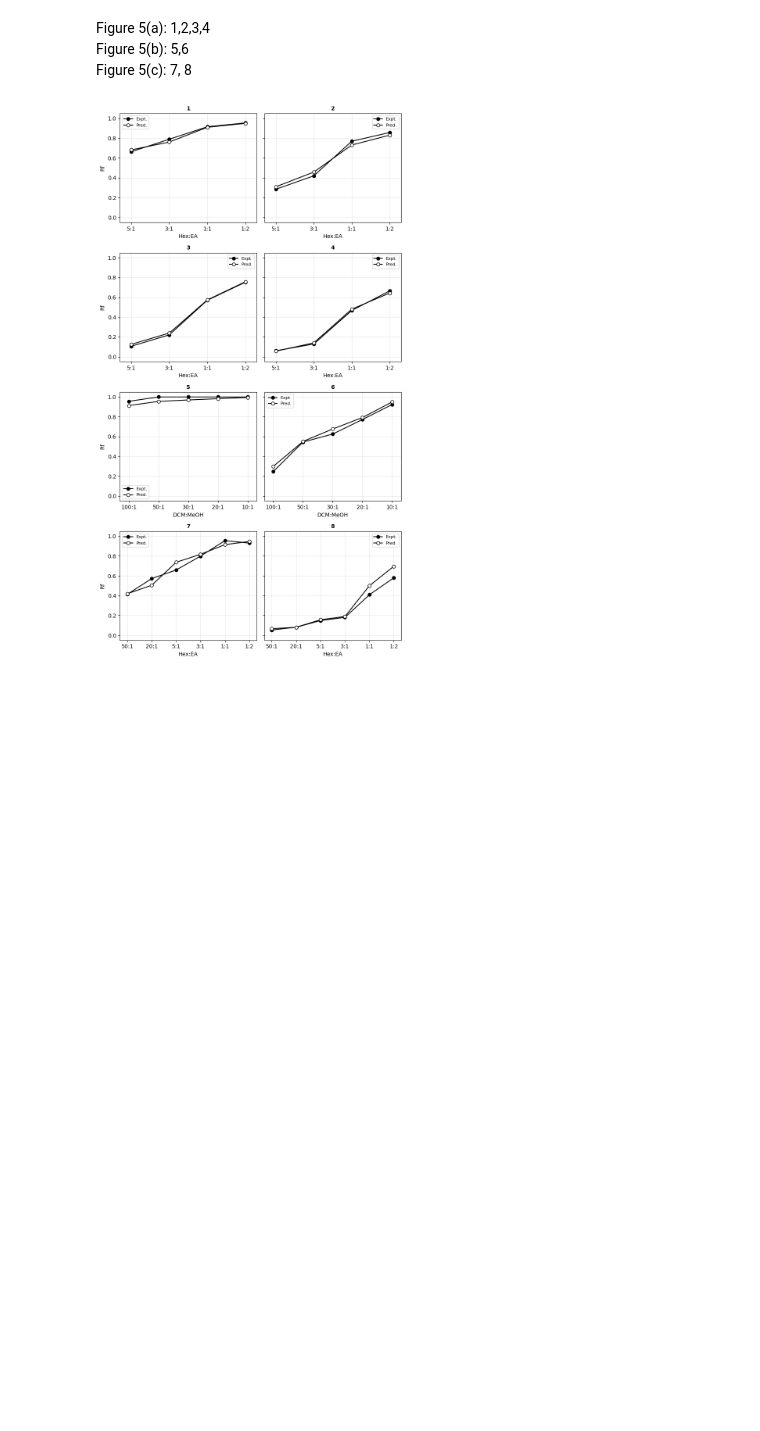
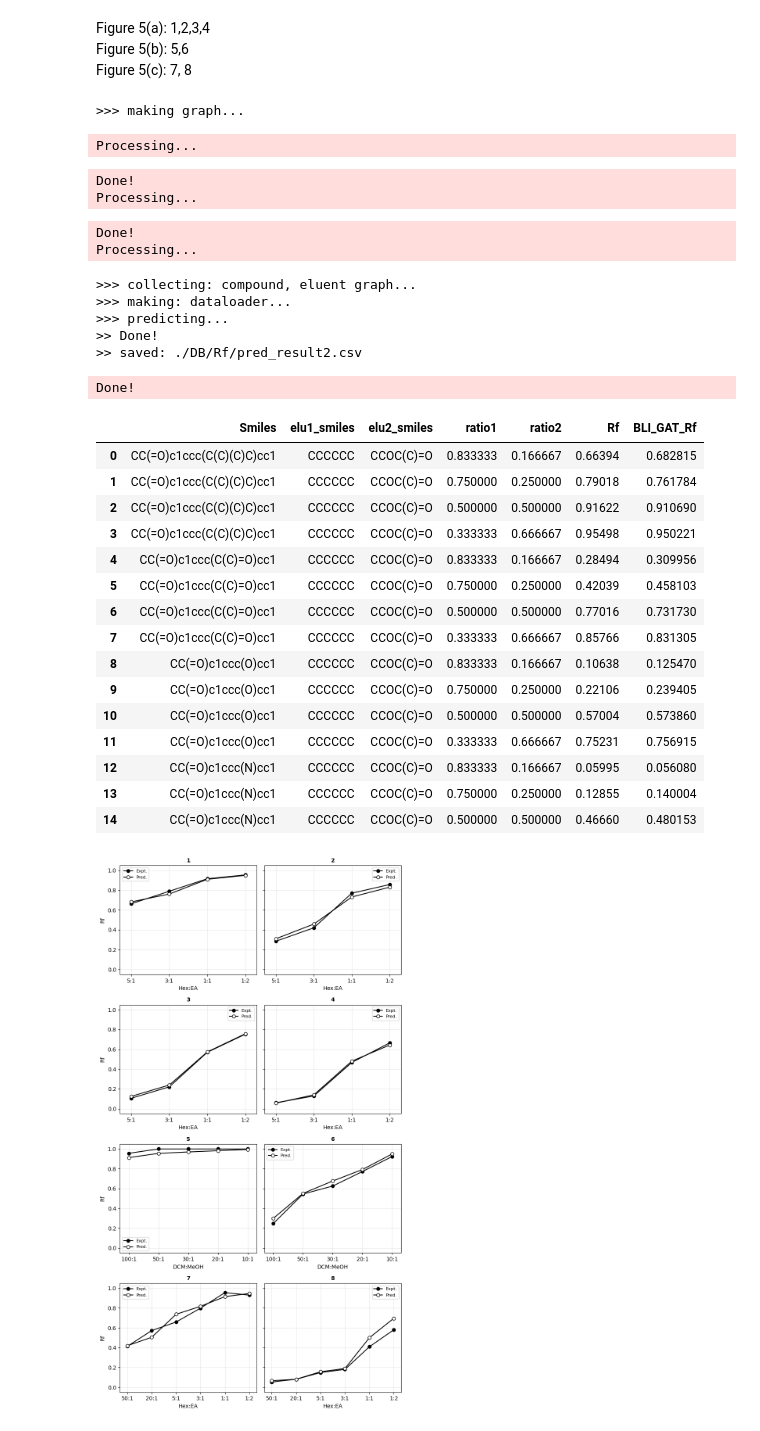
Before and after one commit to ACCA-KU/DTLC, a Jupyter notebook: Predictive_models/model_validation/rf_prediction.ipynb, the cells around one changed output. Saved outputs shown, nothing was run; the diff lists cells and outputs as text; code cells hidden in the pictures; blank space fills up the shorter version.

```diff
--- a/Predictive_models/model_validation/rf_prediction.ipynb
+++ b/Predictive_models/model_validation/rf_prediction.ipynb
@@ -6,0 +144,36 @@ from rf_prediction_utils import DTLC_ROOT, predict_vol_ratio_csv, plot_functiona
+# %%
+def predict_vol_ratio_csv(input_csv, output_csv=None):
+    # Input: csv with columns Smiles, elu1_smiles, elu2_smiles, ratio1, ratio2 (volume ratio), [Rf]
+    # Relative paths are resolved from Training/ (e.g. './DB/Rf/pred_result.csv')
+    input_csv = os.path.abspath(input_csv)
+    input_df = pd.read_csv(input_csv)
+
+    required_columns = ['Smiles', 'elu1_smiles', 'elu2_smiles', 'ratio1', 'ratio2']
+    missing_columns = [column for column in required_columns if column not in input_df.columns]
+    if missing_columns:
+        raise ValueError(f'missing column for an Input file: {missing_columns}')
+
+    name = os.path.splitext(os.path.basename(input_csv))[0]
+    if output_csv is None:
+        output_csv = f'./DB/Rf/{name}_molfrac_predicted.csv'
+
+    with _in_training_dir():
+        # vol/vol to mol/mol
+        model_input = vol_2_mol_ratio(input_df[required_columns + (['Rf'] if 'Rf' in input_df.columns else [])])
+        if 'Rf' not in model_input.columns:
+            model_input['Rf'] = np.nan
+        model_input['sample_id'] = np.arange(len(model_input))
+
+        model_input_name = f'{name}_molfrac_input.csv'
+        model_input.to_csv(f'./DB/Rf/{model_input_name}', index=False)
+
+        predict = make_graph_predict(model=GAT_BLI(), ckpt=MODEL_PATH, csv_name=model_input_name)
+        predict = np.clip(predict, 0, 1)
+        if len(predict) != len(input_df):
+            raise ValueError(f'input column #({len(input_df)}) and prediction column # ({len(predict)})is different.')
+
+        result = input_df.copy()
+        result['BLI_GAT_Rf'] = predict
+        result.to_csv(output_csv, index=False)
+        print(f'>> saved: {(output_csv)}')
+    return result
@@ -21,9 +310,38 @@ Figure 5(a): 1,2,3,4
 Figure 5(b): 5,6
 Figure 5(c): 7, 8
 # %%
-input_csv = os.path.join(DTLC_ROOT, 'DB', 'pred_list2.csv')
+input_csv = os.path.join(DTLC_ROOT, 'Predictive_models/model_validation', 'pred_list2.csv')
 result2 = predict_vol_ratio_csv(input_csv, output_csv='./DB/Rf/pred_result2.csv')
 result2.head(15)
+# %% [output]
+>>> making graph...
+Processing...
+Done!
+Processing...
+Done!
+Processing...
+>>> collecting: compound, eluent graph...
+>>> making: dataloader...
+>>> predicting...
+>> Done!
+>> saved: ./DB/Rf/pred_result2.csv
+Done!
+|  | Smiles | elu1_smiles | elu2_smiles | ratio1 | ratio2 | Rf | BLI_GAT_Rf |
+| 0 | CC(=O)c1ccc(C(C)(C)C)cc1 | CCCCCC | CCOC(C)=O | 0.833333 | 0.166667 | 0.66394 | 0.682815 |
+| 1 | CC(=O)c1ccc(C(C)(C)C)cc1 | CCCCCC | CCOC(C)=O | 0.750000 | 0.250000 | 0.79018 | 0.761784 |
+| 2 | CC(=O)c1ccc(C(C)(C)C)cc1 | CCCCCC | CCOC(C)=O | 0.500000 | 0.500000 | 0.91622 | 0.910690 |
+| 3 | CC(=O)c1ccc(C(C)(C)C)cc1 | CCCCCC | CCOC(C)=O | 0.333333 | 0.666667 | 0.95498 | 0.950221 |
+| 4 | CC(=O)c1ccc(C(C)=O)cc1 | CCCCCC | CCOC(C)=O | 0.833333 | 0.166667 | 0.28494 | 0.309956 |
+| 5 | CC(=O)c1ccc(C(C)=O)cc1 | CCCCCC | CCOC(C)=O | 0.750000 | 0.250000 | 0.42039 | 0.458103 |
+| 6 | CC(=O)c1ccc(C(C)=O)cc1 | CCCCCC | CCOC(C)=O | 0.500000 | 0.500000 | 0.77016 | 0.731730 |
+| 7 | CC(=O)c1ccc(C(C)=O)cc1 | CCCCCC | CCOC(C)=O | 0.333333 | 0.666667 | 0.85766 | 0.831305 |
+| 8 | CC(=O)c1ccc(O)cc1 | CCCCCC | CCOC(C)=O | 0.833333 | 0.166667 | 0.10638 | 0.125470 |
+| 9 | CC(=O)c1ccc(O)cc1 | CCCCCC | CCOC(C)=O | 0.750000 | 0.250000 | 0.22106 | 0.239405 |
+| 10 | CC(=O)c1ccc(O)cc1 | CCCCCC | CCOC(C)=O | 0.500000 | 0.500000 | 0.57004 | 0.573860 |
+| 11 | CC(=O)c1ccc(O)cc1 | CCCCCC | CCOC(C)=O | 0.333333 | 0.666667 | 0.75231 | 0.756915 |
+| 12 | CC(=O)c1ccc(N)cc1 | CCCCCC | CCOC(C)=O | 0.833333 | 0.166667 | 0.05995 | 0.056080 |
+| 13 | CC(=O)c1ccc(N)cc1 | CCCCCC | CCOC(C)=O | 0.750000 | 0.250000 | 0.12855 | 0.140004 |
+| 14 | CC(=O)c1ccc(N)cc1 | CCCCCC | CCOC(C)=O | 0.500000 | 0.500000 | 0.46660 | 0.480153 |
 # %%
 plot_solvent(result2, n_cols=2)
 # %% [output]
```
Also changed, not shown: parts of 8 cells of this notebook, 1 other file.
